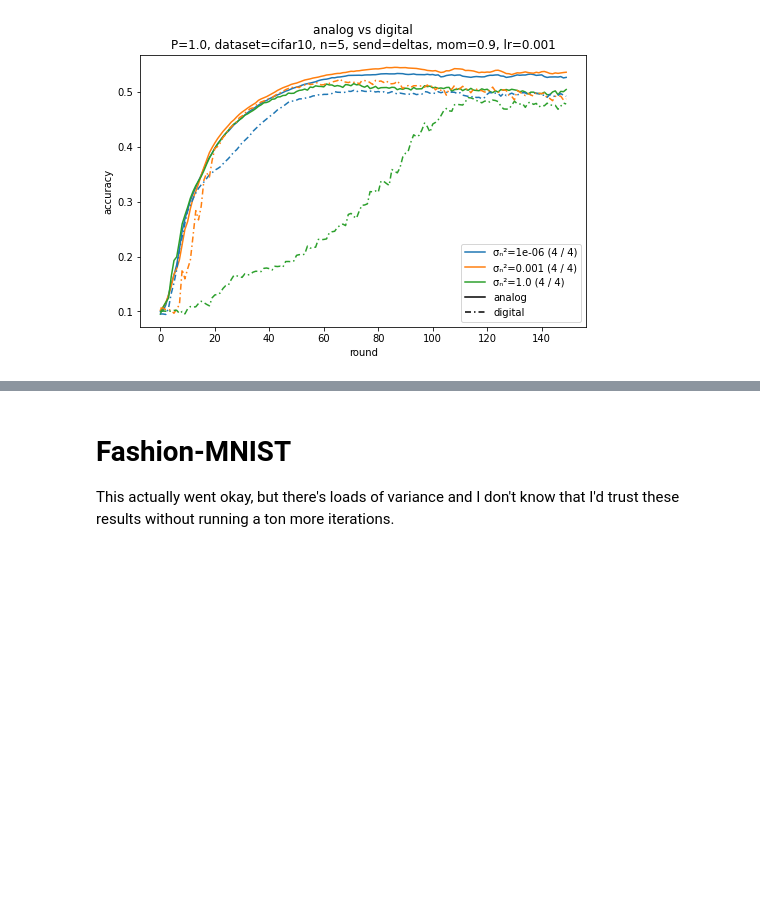
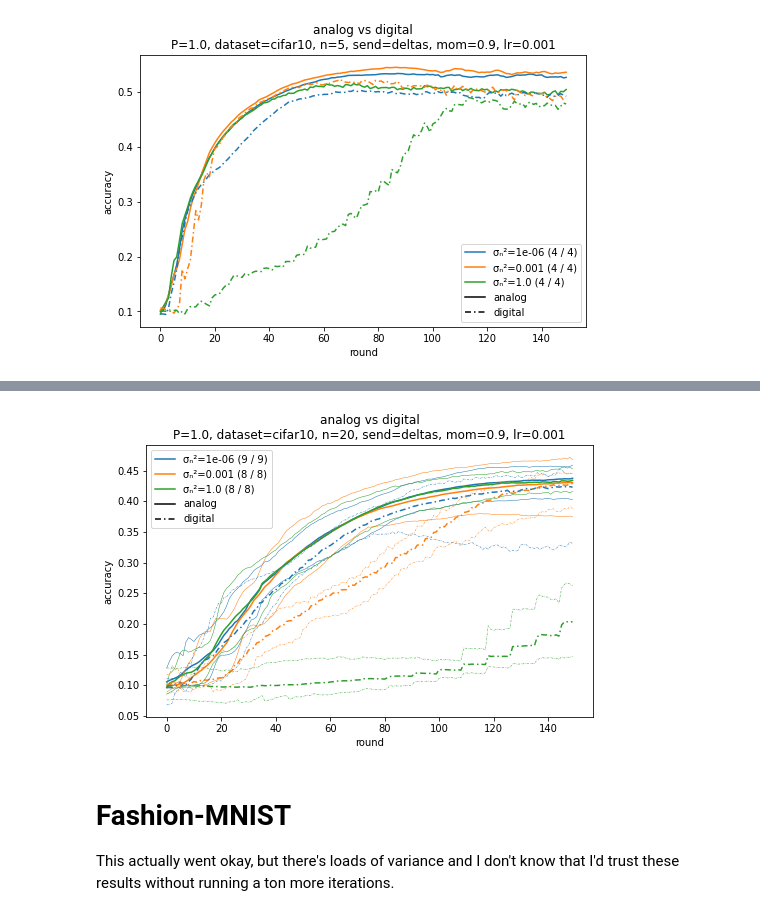
Before and after one commit to czlee/kyanite, a Jupyter notebook: cifar-fashionmnist.ipynb, the cells around one changed output, grey strips where cells are left out. Drawn from its saved outputs; the diff is of its cells as text; code cells hidden in the pictures; blank space fills up the shorter version.

```diff
--- a/cifar-fashionmnist.ipynb
+++ b/cifar-fashionmnist.ipynb
@@ -104,3 +104,8 @@ plot_comparison('accuracy', analog_path, digital_path, *all_specs, plot_range=pl
+# %%
+all_specs = get_comparison_args('cifar10', 20, lr_client=1e-3, momentum_client=0.9)
+plot_comparison('accuracy', analog_path, digital_path, *all_specs, plot_range=True)
+# %% [output]
+[figure, added]
 # %% [markdown]
 # Fashion-MNIST
 
```
Also changed, not shown: parts of 5 cells of this notebook, 2 other files.
